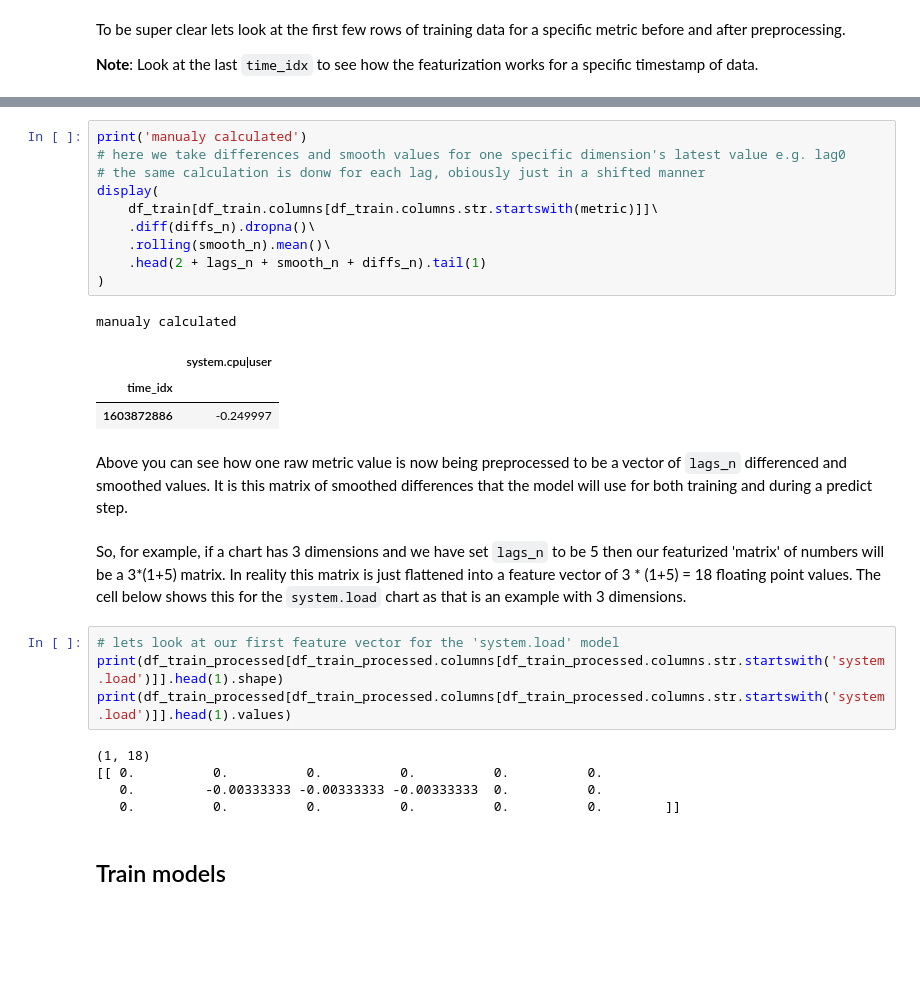
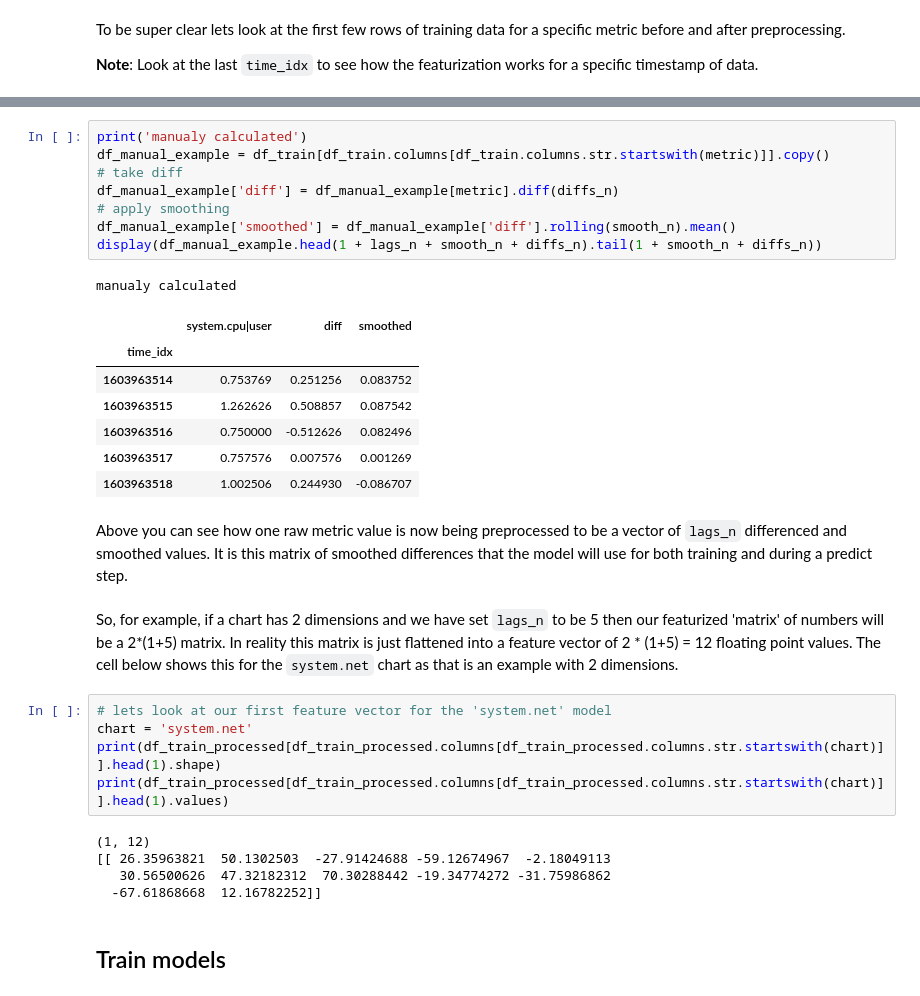
Before and after one commit to netdata/community, a Jupyter notebook: netdata-agent-api/netdata-pandas/anomalies_collector_tutorial.ipynb, the cells around one changed output, grey strips where cells are left out. Saved outputs shown, nothing was run; the diff lists cells and outputs as text; blank space fills up the shorter version.

```diff
--- a/netdata-agent-api/netdata-pandas/anomalies_collector_tutorial.ipynb
+++ b/netdata-agent-api/netdata-pandas/anomalies_collector_tutorial.ipynb
@@ -234,31 +262,34 @@ featurized data
 # %%
 print('manualy calculated')
-# here we take differences and smooth values for one specific dimension's latest value e.g. lag0
-# the same calculation is donw for each lag, obiously just in a shifted manner
-display(
-    df_train[df_train.columns[df_train.columns.str.startswith(metric)]]\
-    .diff(diffs_n).dropna()\
-    .rolling(smooth_n).mean()\
-    .head(2 + lags_n + smooth_n + diffs_n).tail(1)
-)
+df_manual_example = df_train[df_train.columns[df_train.columns.str.startswith(metric)]].copy()
+# take diff
+df_manual_example['diff'] = df_manual_example[metric].diff(diffs_n)
+# apply smoothing
+df_manual_example['smoothed'] = df_manual_example['diff'].rolling(smooth_n).mean()
+display(df_manual_example.head(1 + lags_n + smooth_n + diffs_n).tail(1 + smooth_n + diffs_n))
 # %% [output]
 manualy calculated
-|  | system.cpu|user |
-| time_idx |  |
-| 1603872886 | -0.249997 |
+|  | system.cpu|user | diff | smoothed |
+| time_idx |  |  |  |
+| 1603963514 | 0.753769 | 0.251256 | 0.083752 |
+| 1603963515 | 1.262626 | 0.508857 | 0.087542 |
+| 1603963516 | 0.750000 | -0.512626 | 0.082496 |
+| 1603963517 | 0.757576 | 0.007576 | 0.001269 |
+| 1603963518 | 1.002506 | 0.244930 | -0.086707 |
 # %% [markdown]
 Above you can see how one raw metric value is now being preprocessed to be a vector of `lags_n` differenced and smoothed values. It is this matrix of smoothed differences that the model will use for both training and during a predict step.
 # %% [markdown]
-So, for example, if a chart has 3 dimensions and we have set `lags_n` to be 5 then our featurized 'matrix' of numbers will be a 3*(1+5) matrix. In reality this matrix is just flattened into a feature vector of 3 * (1+5) = 18 floating point values. The cell below shows this for the `system.load` chart as that is an example with 3 dimensions.
+So, for example, if a chart has 2 dimensions and we have set `lags_n` to be 5 then our featurized 'matrix' of numbers will be a 2*(1+5) matrix. In reality this matrix is just flattened into a feature vector of 2 * (1+5) = 12 floating point values. The cell below shows this for the `system.net` chart as that is an example with 2 dimensions.
 # %%
-# lets look at our first feature vector for the 'system.load' model
-print(df_train_processed[df_train_processed.columns[df_train_processed.columns.str.startswith('system.load')]].head(1).shape)
-print(df_train_processed[df_train_processed.columns[df_train_processed.columns.str.startswith('system.load')]].head(1).values)
+# lets look at our first feature vector for the 'system.net' model
+chart = 'system.net'
+print(df_train_processed[df_train_processed.columns[df_train_processed.columns.str.startswith(chart)]].head(1).shape)
+print(df_train_processed[df_train_processed.columns[df_train_processed.columns.str.startswith(chart)]].head(1).values)
 # %% [output]
-(1, 18)
-[[ 0.          0.          0.          0.          0.          0.
-   0.         -0.00333333 -0.00333333 -0.00333333  0.          0.
-   0.          0.          0.          0.          0.          0.        ]]
+(1, 12)
+[[ 26.35963821  50.1302503  -27.91424688 -59.12674967  -2.18049113
+   30.56500626  47.32182312  70.30288442 -19.34774272 -31.75986862
+  -67.61868668  12.16782252]]
 # %% [markdown]
 ## Train models
 # %% [markdown]
```
Also changed, not shown: parts of 22 cells of this notebook, 1 other file.
